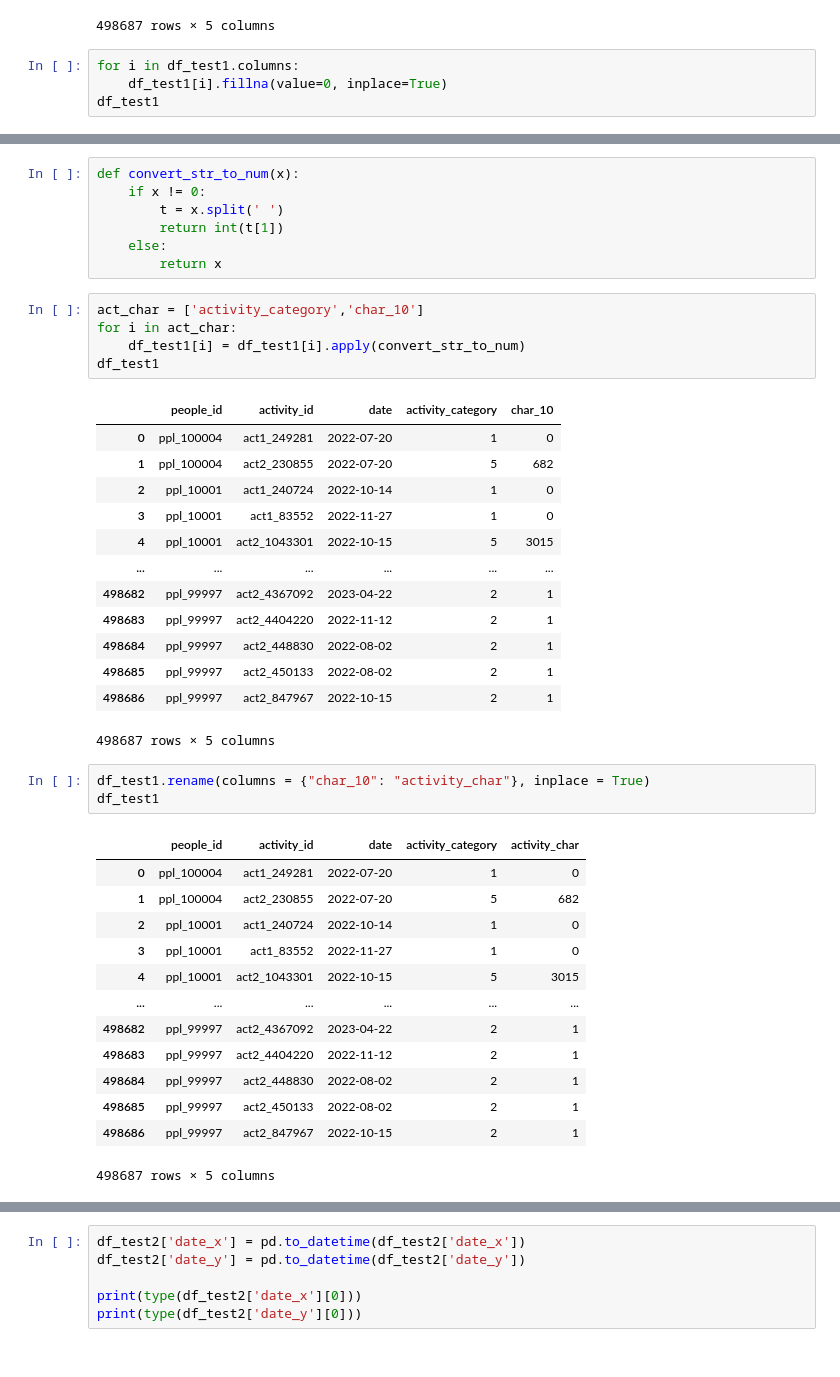
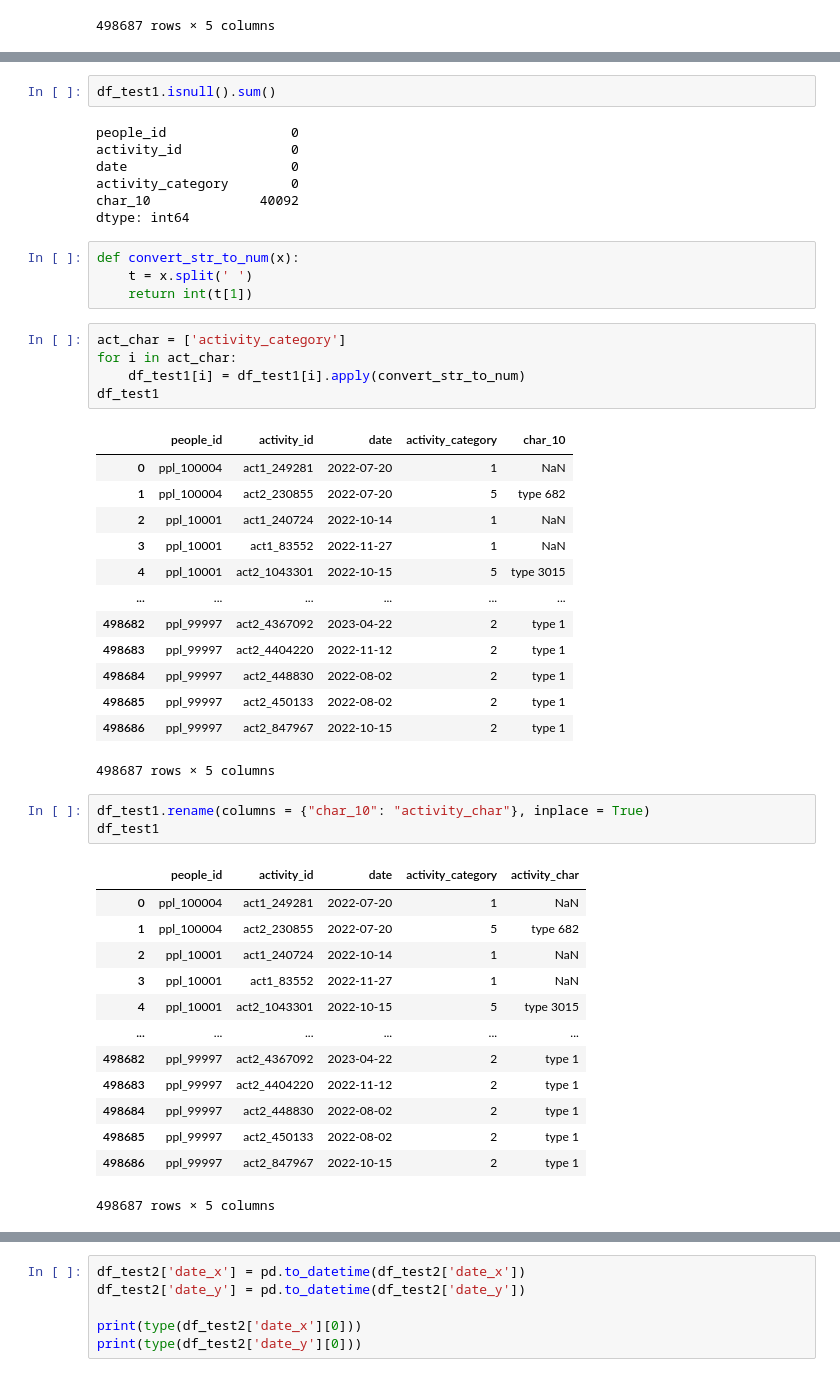
Before and after one commit to yash-meshram/predicting-red-hat-business-value, a Jupyter notebook: testing.ipynb, the cells around one changed output, grey strips where cells are left out. Saved outputs shown, nothing was run; the diff lists cells and outputs as text.

```diff
--- a/testing.ipynb
+++ b/testing.ipynb
@@ -49,7 +52,3 @@ df_test1
 | 498685 | ppl_99997 | act2_450133 | 2022-08-02 | type 2 | type 1 |
 | 498686 | ppl_99997 | act2_847967 | 2022-10-15 | type 2 | type 1 |
 498687 rows × 5 columns
-# %%
-for i in df_test1.columns:
-    df_test1[i].fillna(value=0, inplace=True)
-df_test1
@@ -70,45 +55,51 @@ df_test1
+# %%
+df_test1.isnull().sum()
+# %% [output]
+people_id                0
+activity_id              0
+date                     0
+activity_category        0
+char_10              40092
+dtype: int64
 # %%
 def convert_str_to_num(x):
-    if x != 0:
-        t = x.split(' ')
-        return int(t[1])
-    else:
-        return x
+    t = x.split(' ')
+    return int(t[1])
 # %%
-act_char = ['activity_category','char_10']
+act_char = ['activity_category']
 for i in act_char:
     df_test1[i] = df_test1[i].apply(convert_str_to_num)
 df_test1
 # %% [output]
 |  | people_id | activity_id | date | activity_category | char_10 |
-| 0 | ppl_100004 | act1_249281 | 2022-07-20 | 1 | 0 |
-| 1 | ppl_100004 | act2_230855 | 2022-07-20 | 5 | 682 |
-| 2 | ppl_10001 | act1_240724 | 2022-10-14 | 1 | 0 |
-| 3 | ppl_10001 | act1_83552 | 2022-11-27 | 1 | 0 |
-| 4 | ppl_10001 | act2_1043301 | 2022-10-15 | 5 | 3015 |
+| 0 | ppl_100004 | act1_249281 | 2022-07-20 | 1 | NaN |
+| 1 | ppl_100004 | act2_230855 | 2022-07-20 | 5 | type 682 |
+| 2 | ppl_10001 | act1_240724 | 2022-10-14 | 1 | NaN |
+| 3 | ppl_10001 | act1_83552 | 2022-11-27 | 1 | NaN |
+| 4 | ppl_10001 | act2_1043301 | 2022-10-15 | 5 | type 3015 |
 | ... | ... | ... | ... | ... | ... |
-| 498682 | ppl_99997 | act2_4367092 | 2023-04-22 | 2 | 1 |
-| 498683 | ppl_99997 | act2_4404220 | 2022-11-12 | 2 | 1 |
-| 498684 | ppl_99997 | act2_448830 | 2022-08-02 | 2 | 1 |
-| 498685 | ppl_99997 | act2_450133 | 2022-08-02 | 2 | 1 |
-| 498686 | ppl_99997 | act2_847967 | 2022-10-15 | 2 | 1 |
+| 498682 | ppl_99997 | act2_4367092 | 2023-04-22 | 2 | type 1 |
+| 498683 | ppl_99997 | act2_4404220 | 2022-11-12 | 2 | type 1 |
+| 498684 | ppl_99997 | act2_448830 | 2022-08-02 | 2 | type 1 |
+| 498685 | ppl_99997 | act2_450133 | 2022-08-02 | 2 | type 1 |
+| 498686 | ppl_99997 | act2_847967 | 2022-10-15 | 2 | type 1 |
 498687 rows × 5 columns
 # %%
 df_test1.rename(columns = {"char_10": "activity_char"}, inplace = True)
 df_test1
 # %% [output]
 |  | people_id | activity_id | date | activity_category | activity_char |
-| 0 | ppl_100004 | act1_249281 | 2022-07-20 | 1 | 0 |
-| 1 | ppl_100004 | act2_230855 | 2022-07-20 | 5 | 682 |
-| 2 | ppl_10001 | act1_240724 | 2022-10-14 | 1 | 0 |
-| 3 | ppl_10001 | act1_83552 | 2022-11-27 | 1 | 0 |
-| 4 | ppl_10001 | act2_1043301 | 2022-10-15 | 5 | 3015 |
+| 0 | ppl_100004 | act1_249281 | 2022-07-20 | 1 | NaN |
+| 1 | ppl_100004 | act2_230855 | 2022-07-20 | 5 | type 682 |
+| 2 | ppl_10001 | act1_240724 | 2022-10-14 | 1 | NaN |
+| 3 | ppl_10001 | act1_83552 | 2022-11-27 | 1 | NaN |
+| 4 | ppl_10001 | act2_1043301 | 2022-10-15 | 5 | type 3015 |
 | ... | ... | ... | ... | ... | ... |
-| 498682 | ppl_99997 | act2_4367092 | 2023-04-22 | 2 | 1 |
-| 498683 | ppl_99997 | act2_4404220 | 2022-11-12 | 2 | 1 |
-| 498684 | ppl_99997 | act2_448830 | 2022-08-02 | 2 | 1 |
-| 498685 | ppl_99997 | act2_450133 | 2022-08-02 | 2 | 1 |
-| 498686 | ppl_99997 | act2_847967 | 2022-10-15 | 2 | 1 |
+| 498682 | ppl_99997 | act2_4367092 | 2023-04-22 | 2 | type 1 |
+| 498683 | ppl_99997 | act2_4404220 | 2022-11-12 | 2 | type 1 |
+| 498684 | ppl_99997 | act2_448830 | 2022-08-02 | 2 | type 1 |
+| 498685 | ppl_99997 | act2_450133 | 2022-08-02 | 2 | type 1 |
+| 498686 | ppl_99997 | act2_847967 | 2022-10-15 | 2 | type 1 |
 498687 rows × 5 columns
 # %%
 df_test2 = pd.merge(df_test1, df_people, how = 'left', on = ['people_id'])
```
Also changed, not shown: parts of 27 cells of this notebook, 2 other files.
